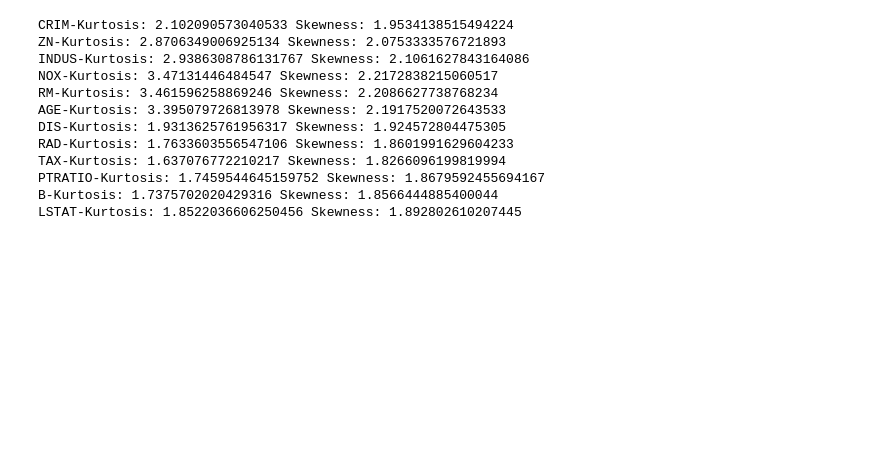
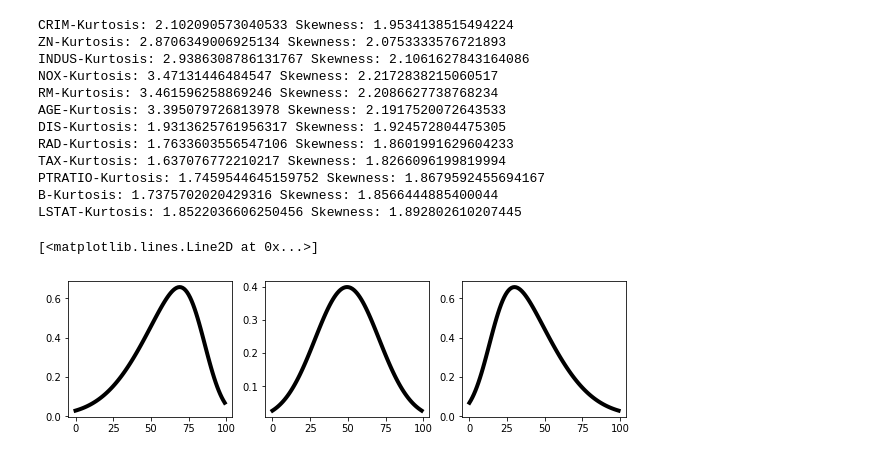
Before and after one commit to ducksfrogs/numpy_data_ana, a Jupyter notebook: jup/boston.ipynb, the cells around one changed output. Saved outputs shown, nothing was run; the diff lists cells and outputs as text; code cells hidden in the pictures; blank space fills up the shorter version.

```diff
--- a/jup/boston.ipynb
+++ b/jup/boston.ipynb
@@ -135,3 +137,15 @@ TAX-Kurtosis: 1.637076772210217 Skewness: 1.8266096199819994
 PTRATIO-Kurtosis: 1.7459544645159752 Skewness: 1.8679592455694167
 B-Kurtosis: 1.7375702020429316 Skewness: 1.8566444885400044
 LSTAT-Kurtosis: 1.8522036606250456 Skewness: 1.892802610207445
+# %%
+from scipy.stats import skewnorm
+fig, (ax1, ax2, ax3) = plt.subplots(1,3, figsize=(10,2.5))
+x1 = np.linspace(skewnorm.ppf(0.01, -3), skewnorm.ppf(0.99, -3),100)
+x2 = np.linspace(skewnorm.ppf(0.01, 0), skewnorm.ppf(0.99, 0),100)
+x3 = np.linspace(skewnorm.ppf(0.01, 3), skewnorm.ppf(0.99, 3),100)
+ax1.plot(skewnorm(-3).pdf(x1),'k-',lw=4)
+ax2.plot(skewnorm(0).pdf(x2),'k-',lw=4)
+ax3.plot(skewnorm(3).pdf(x3),'k-',lw=4)
+# %% [output]
+[<matplotlib.lines.Line2D at 0x...>]
+[figure, added]
```
Also changed, not shown: parts of 3 cells of this notebook, 1 other file.
